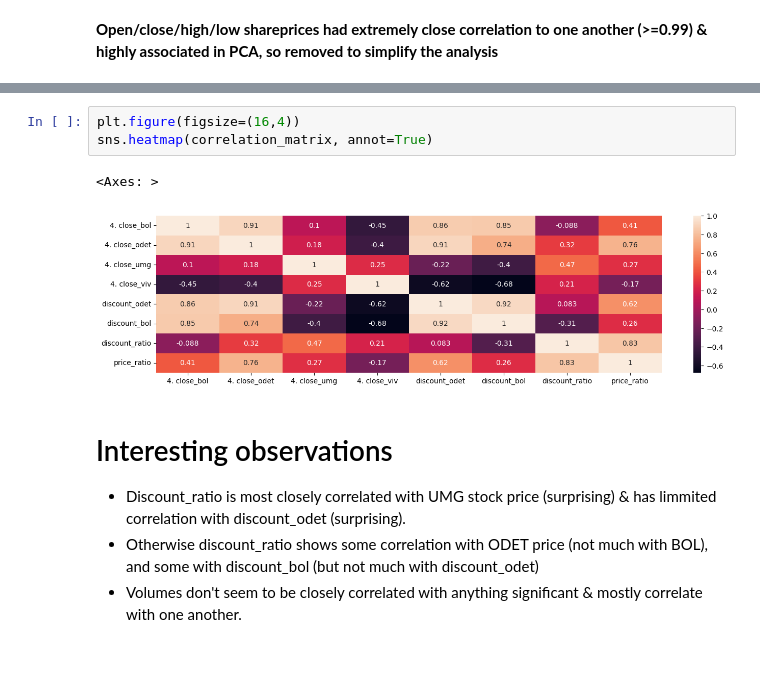
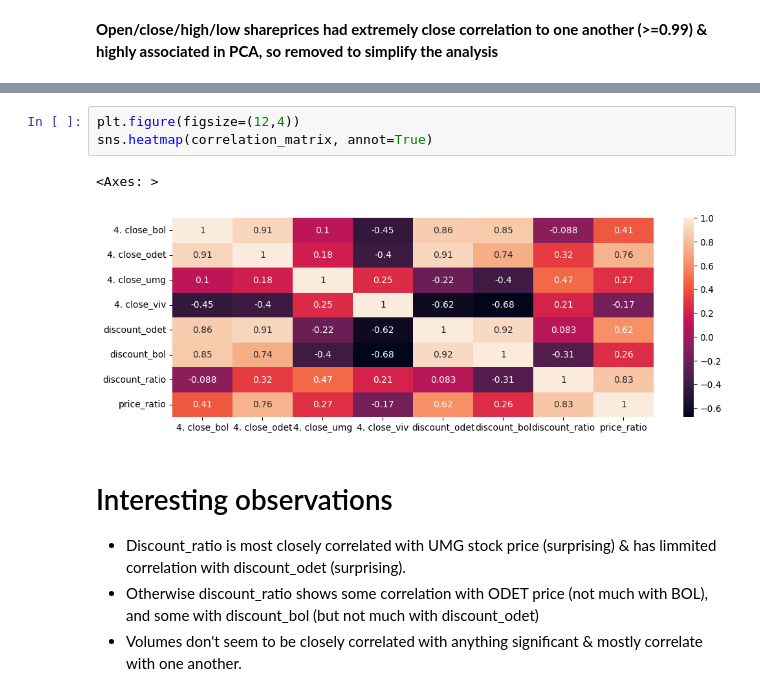
Before and after one commit to DrGodfrey/data-analysis-bollore-odet-group, a Jupyter notebook: valuation-bollore-odet.ipynb, the cells around one changed output, grey strips where cells are left out. Saved outputs shown, nothing was run; the diff lists cells and outputs as text; blank space fills up the shorter version.

```diff
--- a/valuation-bollore-odet.ipynb
+++ b/valuation-bollore-odet.ipynb
@@ -428,11 +433,11 @@ correlation_matrix
 | discount_ratio | -0.087979 | 0.316891 | 0.472009 | 0.209276 | 0.083250 | -0.312814 | 1.000000 | ... |
 | price_ratio | 0.413744 | 0.756367 | 0.267179 | -0.173065 | 0.615580 | 0.259612 | 0.830278 | ... |
 # %%
-plt.figure(figsize=(16,4))
+plt.figure(figsize=(12,4))
 sns.heatmap(correlation_matrix, annot=True)
 # %% [output]
 <Axes: >
-[figure, old version]
+[figure, new version]
 # %% [markdown]
 # Interesting observations
 * Discount_ratio is most closely correlated with UMG stock price (surprising) & has limmited correlation with discount_odet (surprising).
```
Also changed, not shown: parts of 8 cells of this notebook.
